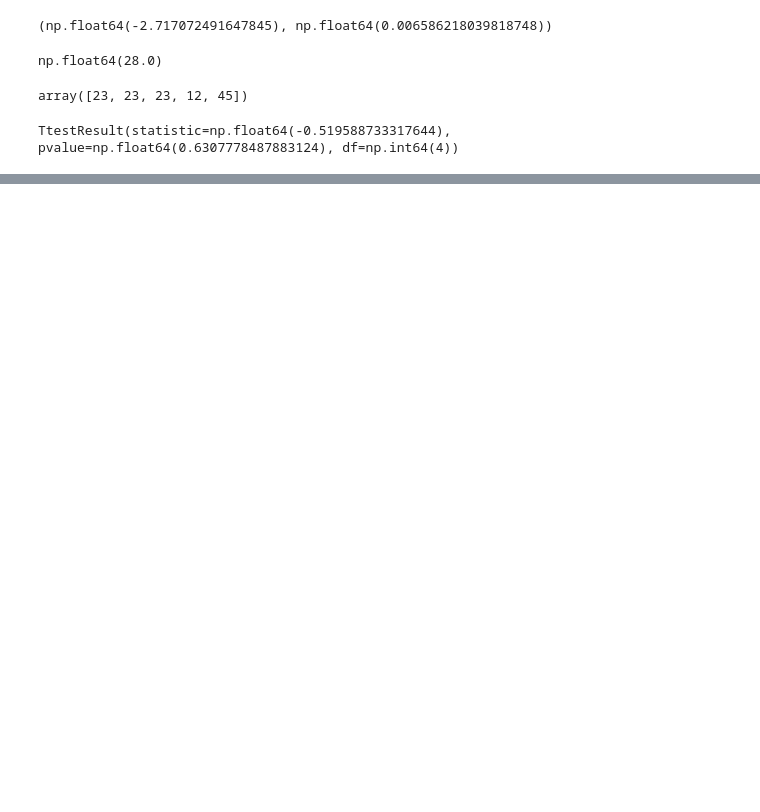
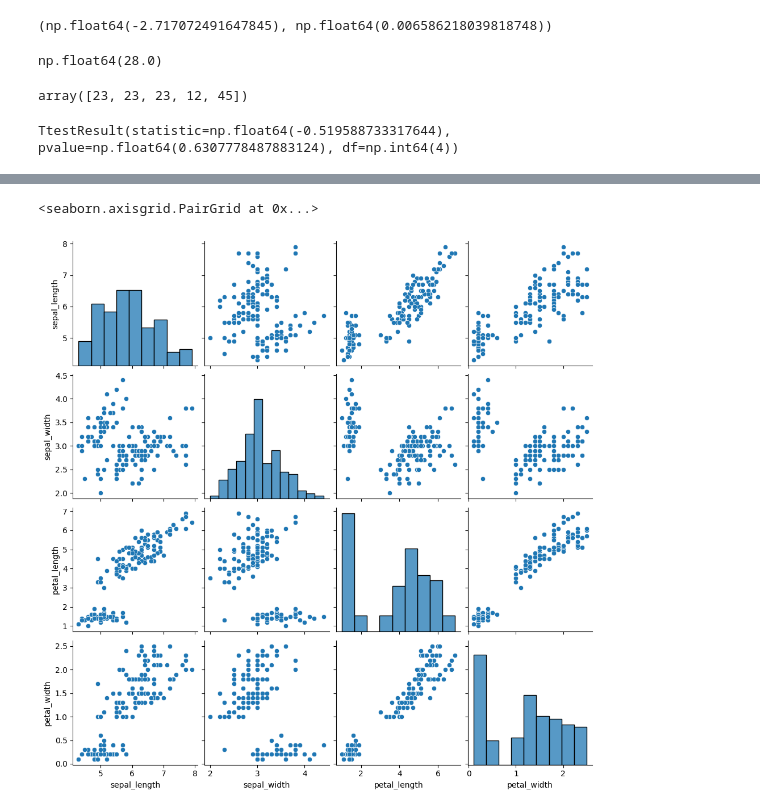
Before and after one commit to jainee-121/Mathematical-analysis, a Jupyter notebook: 2.ipynb, the cells around one changed output, grey strips where cells are left out. Drawn from its saved outputs; the diff is of its cells as text; code cells hidden in the pictures; blank space fills up the shorter version.

```diff
--- a/2.ipynb
+++ b/2.ipynb
@@ -36,0 +59,4 @@ AttributeError: `scipy.stats.stats` has no attribute `poisson`; furthermore, `sc
+# %%
+import seaborn as sns
+df=sns.load_dataset('iris')
+df.head()
@@ -36,0 +78,5 @@ AttributeError: `scipy.stats.stats` has no attribute `poisson`; furthermore, `sc
+# %%
+sns.pairplot(df)
+# %% [output]
+<seaborn.axisgrid.PairGrid at 0x...>
+[figure, added]
```
Also changed, not shown: parts of 8 cells of this notebook.
